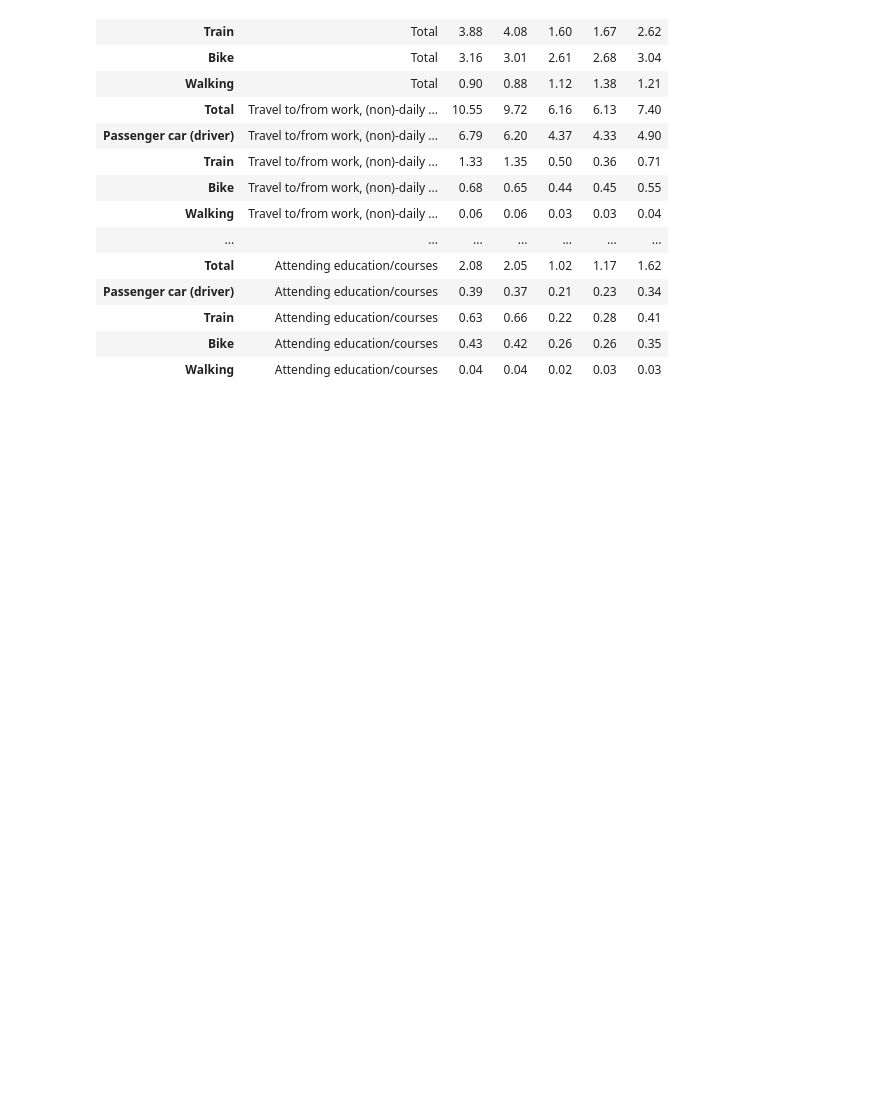
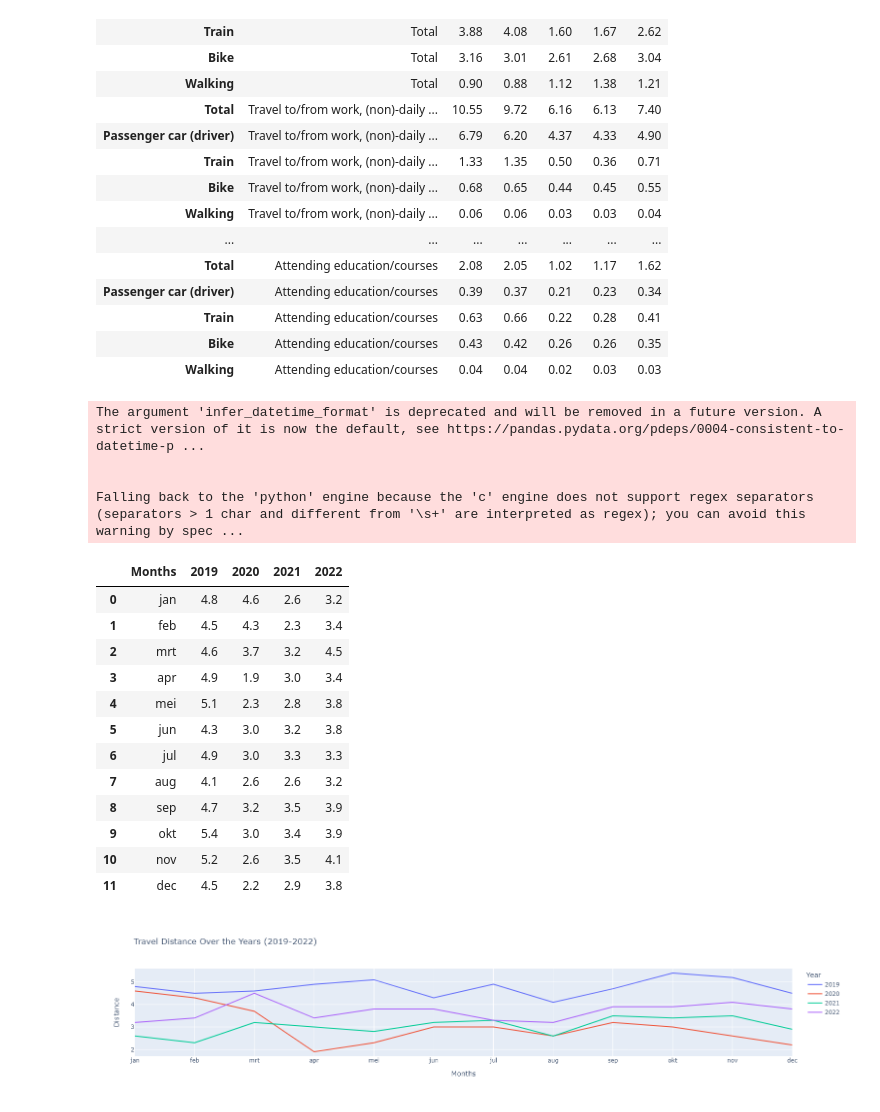
Before and after one commit to asquu/TIL6022-Project-Group-35, a Jupyter notebook: Project_Python.ipynb, the cells around one changed output. Drawn from its saved outputs; the diff is of its cells as text; code cells hidden in the pictures; blank space fills up the shorter version.

Commit message:
representation of kilometers traveled

```diff
--- a/Project_Python.ipynb
+++ b/Project_Python.ipynb
@@ -104,0 +118,32 @@ display(mobility_dist)
+# %%
+travel_distance_work = read_csv('traveldistance_work.csv', delimiter = '; ', parse_dates=True, infer_datetime_format=True)
+travel_distance_work = travel_distance_work.replace({'"': ''}, regex=True)
+travel_distance_work = travel_distance_work.rename({'"maand':'Months',
+            '2019 (Mld km)':'2019', '2020 (Mld km)':'2020', '2021 (Mld km)':'2021', '2022 (Mld km)"':'2022'}, axis=1)
+display(travel_distance_work)
+
+# Melt the DataFrame to create a suitable format for Plotly Express
+melted_df = travel_distance_work.melt(id_vars='Months', var_name='Year', value_name='Distance')
+
+# Create a line plot using Plotly Express with a single line for all years
+fig = px.line(melted_df, x='Months', y='Distance', color='Year', title='Travel Distance Over the Years (2019-2022)')
+fig.show();
+# %% [output]
+The argument 'infer_datetime_format' is deprecated and will be removed in a future version. A strict version of it is now the default, see https://pandas.pydata.org/pdeps/0004-consistent-to-datetime-p ...
+
+
+Falling back to the 'python' engine because the 'c' engine does not support regex separators (separators > 1 char and different from '\s+' are interpreted as regex); you can avoid this warning by spec ...
+|  | Months | 2019 | 2020 | 2021 | 2022 |
+| 0 | jan | 4.8 | 4.6 | 2.6 | 3.2 |
+| 1 | feb | 4.5 | 4.3 | 2.3 | 3.4 |
+| 2 | mrt | 4.6 | 3.7 | 3.2 | 4.5 |
+| 3 | apr | 4.9 | 1.9 | 3.0 | 3.4 |
+| 4 | mei | 5.1 | 2.3 | 2.8 | 3.8 |
+| 5 | jun | 4.3 | 3.0 | 3.2 | 3.8 |
+| 6 | jul | 4.9 | 3.0 | 3.3 | 3.3 |
+| 7 | aug | 4.1 | 2.6 | 2.6 | 3.2 |
+| 8 | sep | 4.7 | 3.2 | 3.5 | 3.9 |
+| 9 | okt | 5.4 | 3.0 | 3.4 | 3.9 |
+| 10 | nov | 5.2 | 2.6 | 3.5 | 4.1 |
+| 11 | dec | 4.5 | 2.2 | 2.9 | 3.8 |
+[figure, added]
```
Also changed, not shown: parts of 4 cells of this notebook.
